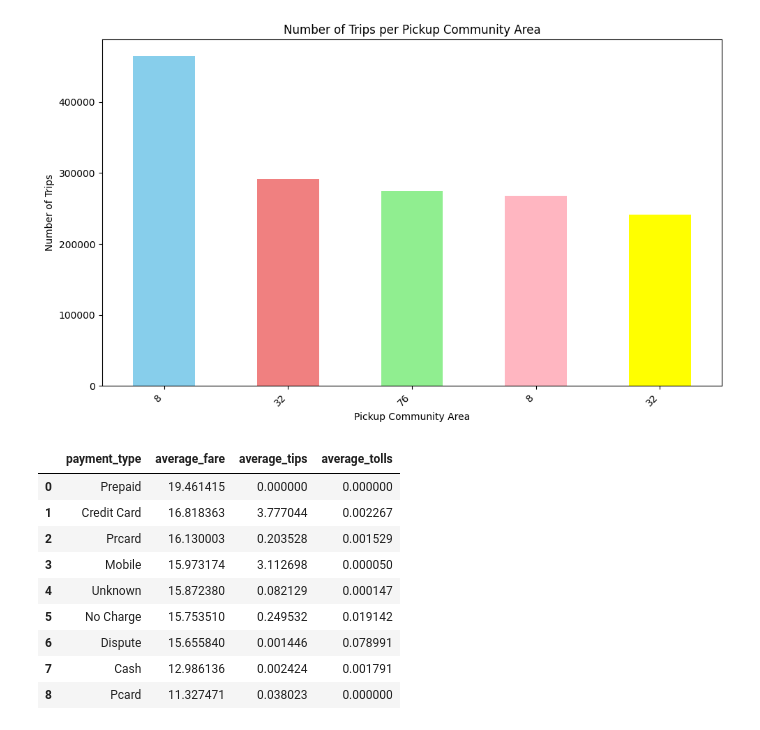
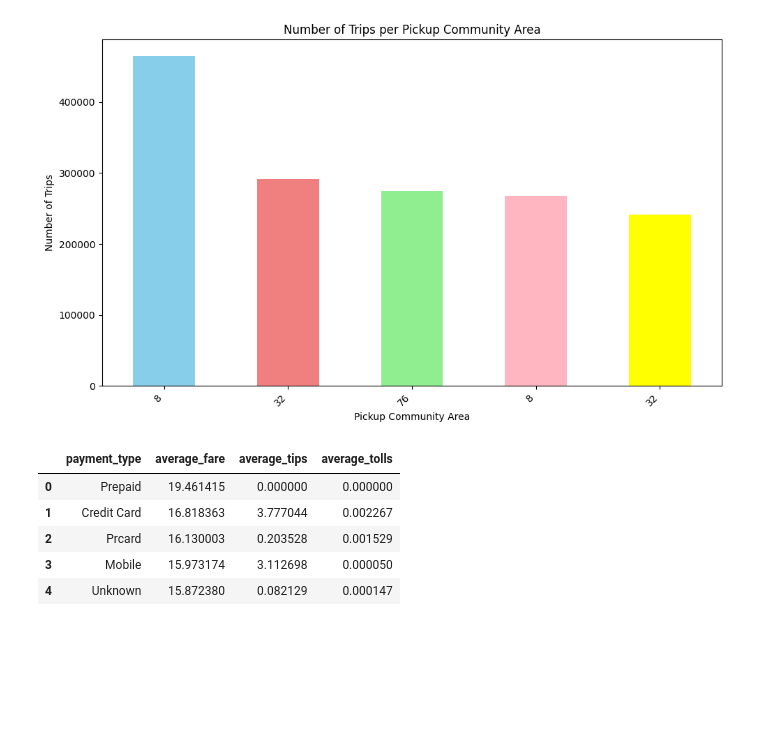
Before and after one commit to jerrydavid17/taxi-trips, a Jupyter notebook: dataeng.ipynb, the cells around one changed output. Drawn from its saved outputs; the diff is of its cells as text; code cells hidden in the pictures; blank space fills up the shorter version.

```diff
--- a/dataeng.ipynb
+++ b/dataeng.ipynb
@@ -155,31 +159,25 @@ plt.show()
 # %%
 query = """
 SELECT payment_type,
 AVG(fare) AS average_fare,
 AVG(tips) AS average_tips,
 AVG(tolls) AS average_tolls
  FROM `bigquery-public-data.chicago_taxi_trips.taxi_trips`
  WHERE
  EXTRACT(YEAR FROM trip_start_timestamp)=2019
 AND fare IS NOT NULL
 AND tips IS NOT NULL
 AND tolls IS NOT NULL
 GROUP BY payment_type
 ORDER BY average_fare DESC
 """
-query_job = client.query(query)
+df3 = client.query(query).to_dataframe()
+df3.head()
+# %% [output]
+|  | payment_type | average_fare | average_tips | average_tolls |
+| 0 | Prepaid | 19.461415 | 0.000000 | 0.000000 |
+| 1 | Credit Card | 16.818363 | 3.777044 | 0.002267 |
+| 2 | Prcard | 16.130003 | 0.203528 | 0.001529 |
+| 3 | Mobile | 15.973174 | 3.112698 | 0.000050 |
+| 4 | Unknown | 15.872380 | 0.082129 | 0.000147 |
-# %%
-df=query_job.to_dataframe()
-df
-# %% [output]
-|  | payment_type | average_fare | average_tips | average_tolls |
-| 0 | Prepaid | 19.461415 | 0.000000 | 0.000000 |
-| 1 | Credit Card | 16.818363 | 3.777044 | 0.002267 |
-| 2 | Prcard | 16.130003 | 0.203528 | 0.001529 |
-| 3 | Mobile | 15.973174 | 3.112698 | 0.000050 |
-| 4 | Unknown | 15.872380 | 0.082129 | 0.000147 |
-| 5 | No Charge | 15.753510 | 0.249532 | 0.019142 |
-| 6 | Dispute | 15.655840 | 0.001446 | 0.078991 |
-| 7 | Cash | 12.986136 | 0.002424 | 0.001791 |
-| 8 | Pcard | 11.327471 | 0.038023 | 0.000000 |
 # %%
```
Also changed, not shown: parts of 8 cells of this notebook.
